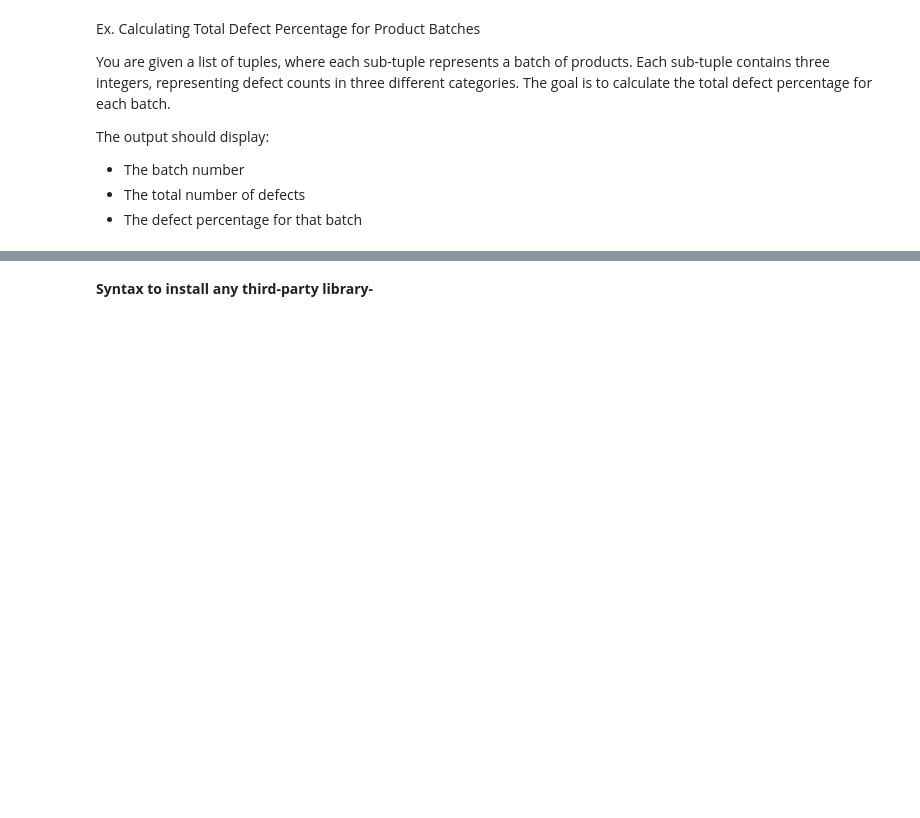
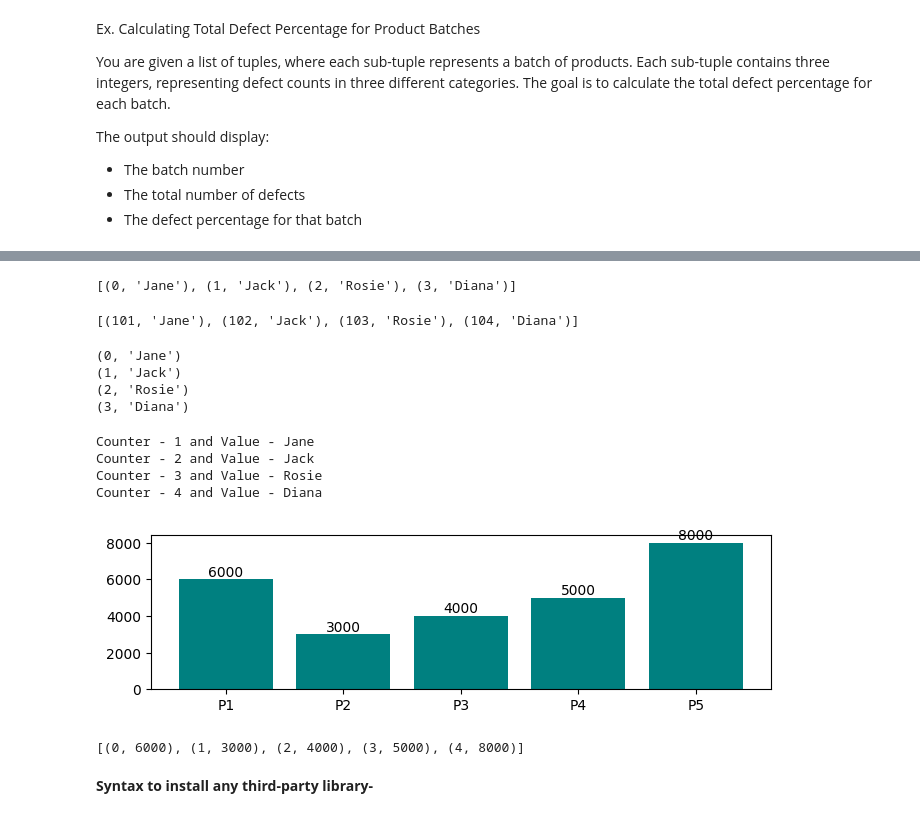
Before and after one commit to knowledge-corner/Oracle_feb_26, a Jupyter notebook: Classwork Python Basics.ipynb, the cells around one changed output, grey strips where cells are left out. Drawn from its saved outputs; the diff is of its cells as text; code cells hidden in the pictures; blank space fills up the shorter version.

```diff
--- a/Classwork Python Basics.ipynb
+++ b/Classwork Python Basics.ipynb
@@ -1563,12 +1763,47 @@ lst = ["Jane", "Jack", "Rosie", "Diana"]
+# %%
+# to print or just view the elements of the enumerate object, convert it to a list
+list(enumerate(lst))
+# %% [output]
+[(0, 'Jane'), (1, 'Jack'), (2, 'Rosie'), (3, 'Diana')]
+# %%
+# Assigning a custom starting counter to enumerate function
+list(enumerate(lst, start = 101)) # This will start the counter from 101
+# %% [output]
+[(101, 'Jane'), (102, 'Jack'), (103, 'Rosie'), (104, 'Diana')]
+# %%
+for i in enumerate(lst): # to apply for-loop on the enumerate object, do not convert to a list
+    print(i)
+# %% [output]
+(0, 'Jane')
+(1, 'Jack')
+(2, 'Rosie')
+(3, 'Diana')
 # %%
 # example of unpacking of tuples
+for i, j in enumerate(lst, start = 1):
+    print(f"Counter - {i} and Value - {j}")
+# %% [output]
+Counter - 1 and Value - Jane
+Counter - 2 and Value - Jack
+Counter - 3 and Value - Rosie
+Counter - 4 and Value - Diana
 # %%
 # Application of for-loop and enumerate in visualisation - annotations
 # %%
 import matplotlib.pyplot as plt
-plt.figure(figsize = (6, 2))
+plt.figure(figsize = (8, 2))
 products = ["P1", "P2", "P3", "P4", "P5"]
 sales = [6000, 3000, 4000, 5000, 8000]
+plt.bar(products, sales, color = "teal")
+
+for x_cor, y_cor in enumerate(sales):
+    plt.annotate(f"{y_cor}", xy = (x_cor, y_cor), ha = "center", va = "bottom")
+# %% [output]
+[figure, added]
+# %%
+list(enumerate(sales))
+# %% [output]
+[(0, 6000), (1, 3000), (2, 4000), (3, 5000), (4, 8000)]
 # %% [markdown]
 **Syntax to install any third-party library-**
 # %%
```
Also changed, not shown: parts of 38 cells of this notebook.
